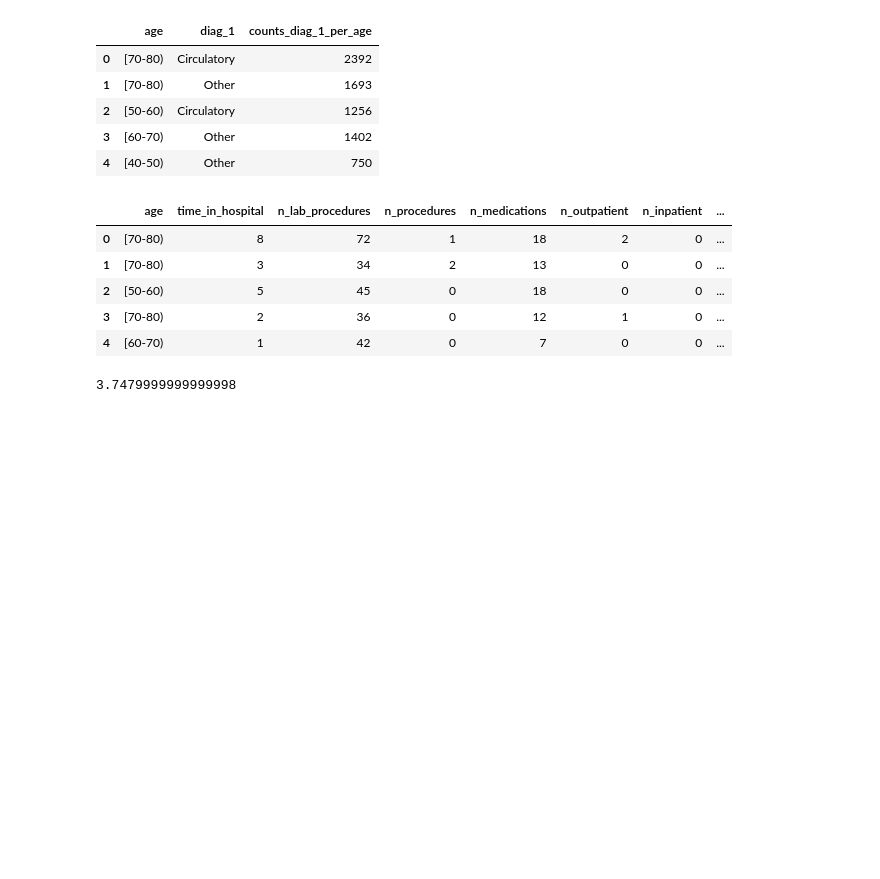
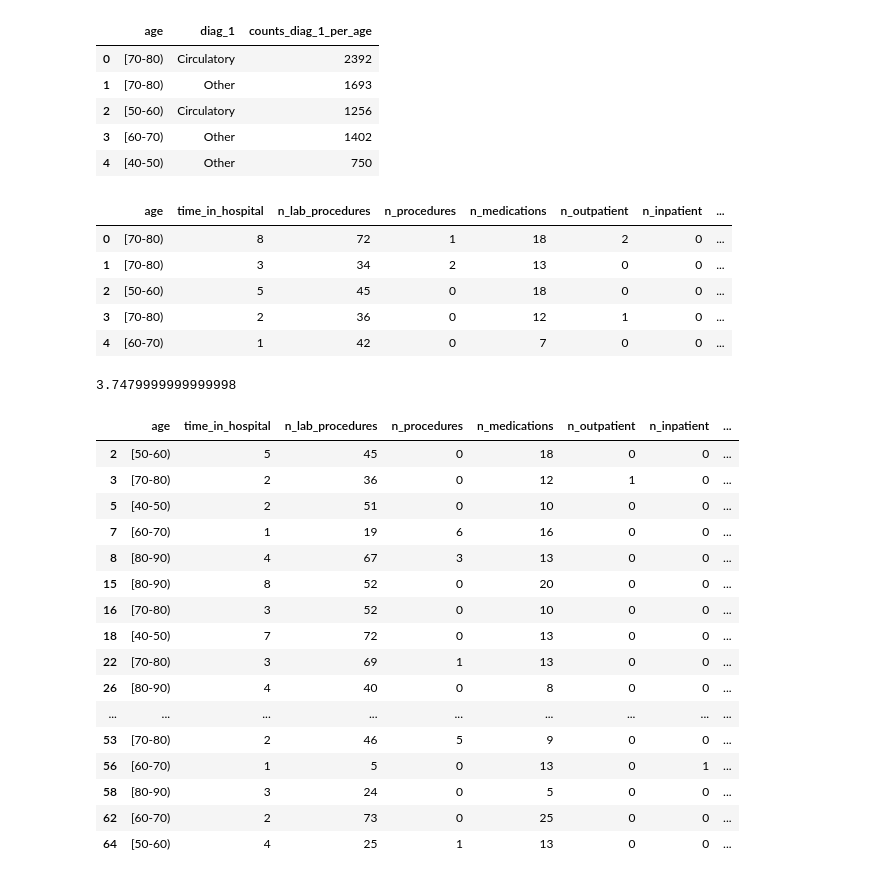
Before and after one commit to Helfstein-one/reducing-hospital-readmissions, a Jupyter notebook: notebook.ipynb, the cells around one changed output. Cells and saved outputs as stored; diff of their text form; code cells hidden in the pictures; blank space fills up the shorter version.

Commit message:
Criteria 3 task

```diff
--- a/notebook.ipynb
+++ b/notebook.ipynb
@@ -40,7 +40,7 @@ You have access to ten years of patient information ([source](https://archive.ic
 ***Acknowledgments**: Beata Strack, Jonathan P. DeShazo, Chris Gennings, Juan L. Olmo, Sebastian Ventura, Krzysztof J. Cios, and John N. Clore, "Impact of HbA1c Measurement on Hospital Readmission Rates: Analysis of 70,000 Clinical Database Patient Records," BioMed Research International, vol. 2014, Article ID 781670, 11 pages, 2014.*
 # %%
 import pandas as pd
-df = pd.read_csv('reducing-hospital-readmissions/data/hospital_readmissions.csv')
+df = pd.read_csv("~/workspace/reducing-hospital-readmissions/data/hospital_readmissions.csv")
 df.head()
 # %% [output]
 |  | age | time_in_hospital | n_lab_procedures | n_procedures | n_medications | n_outpatient | n_inpatient | ... |
@@ -147,4 +147,33 @@ get_diabetes_rates_porcentage(df_diabetes)
 # %%
 # On what groups of patients should the hospital focus their follow-up efforts to better monitor patients with a high probability of readmission?
 
 # who are the group of pacients wich has more impact in readmission rates. What is the proportion of it
+
+df.loc[(df["readmitted"] == "yes")].head(30)
+
+# 1 df.loc[(df["readmitted"] == "yes") & (df["n_lab_procedures"] == 0)].head()
+# first criteria pacients
+
+# 1 df.loc[(df["readmitted"] == "yes") & (df["diabetes_med"] == 'yes')].head()
+# first criteria pacients
+
+# 2 df.loc[(df["readmitted"] == "yes") & (df["diabetes_med"] == 'no') & (df["medical_specialty"] == ('Missing', 'InternalMedicine', 'Emergency/Trauma','Cardiology','Family/GeneralPractice', 'Surgery', 'Other')].head()
+# second criteria pacients
+# %% [output]
+|  | age | time_in_hospital | n_lab_procedures | n_procedures | n_medications | n_outpatient | n_inpatient | ... |
+| 2 | [50-60) | 5 | 45 | 0 | 18 | 0 | 0 | ... |
+| 3 | [70-80) | 2 | 36 | 0 | 12 | 1 | 0 | ... |
+| 5 | [40-50) | 2 | 51 | 0 | 10 | 0 | 0 | ... |
+| 7 | [60-70) | 1 | 19 | 6 | 16 | 0 | 0 | ... |
+| 8 | [80-90) | 4 | 67 | 3 | 13 | 0 | 0 | ... |
+| 15 | [80-90) | 8 | 52 | 0 | 20 | 0 | 0 | ... |
+| 16 | [70-80) | 3 | 52 | 0 | 10 | 0 | 0 | ... |
+| 18 | [40-50) | 7 | 72 | 0 | 13 | 0 | 0 | ... |
+| 22 | [70-80) | 3 | 69 | 1 | 13 | 0 | 0 | ... |
+| 26 | [80-90) | 4 | 40 | 0 | 8 | 0 | 0 | ... |
+| ... | ... | ... | ... | ... | ... | ... | ... | ... |
+| 53 | [70-80) | 2 | 46 | 5 | 9 | 0 | 0 | ... |
+| 56 | [60-70) | 1 | 5 | 0 | 13 | 0 | 1 | ... |
+| 58 | [80-90) | 3 | 24 | 0 | 5 | 0 | 0 | ... |
+| 62 | [60-70) | 2 | 73 | 0 | 25 | 0 | 0 | ... |
+| 64 | [50-60) | 4 | 25 | 1 | 13 | 0 | 0 | ... |
```
Also changed, not shown: parts of 2 cells of this notebook.
